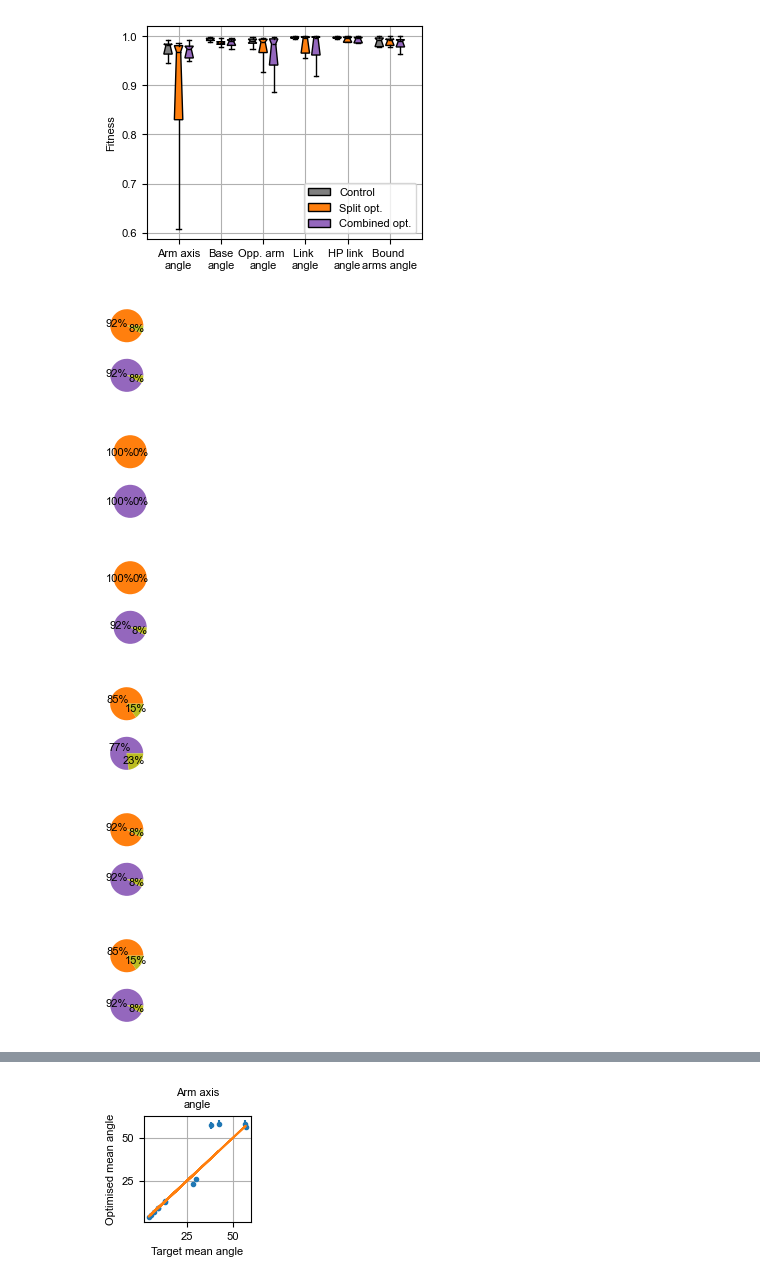
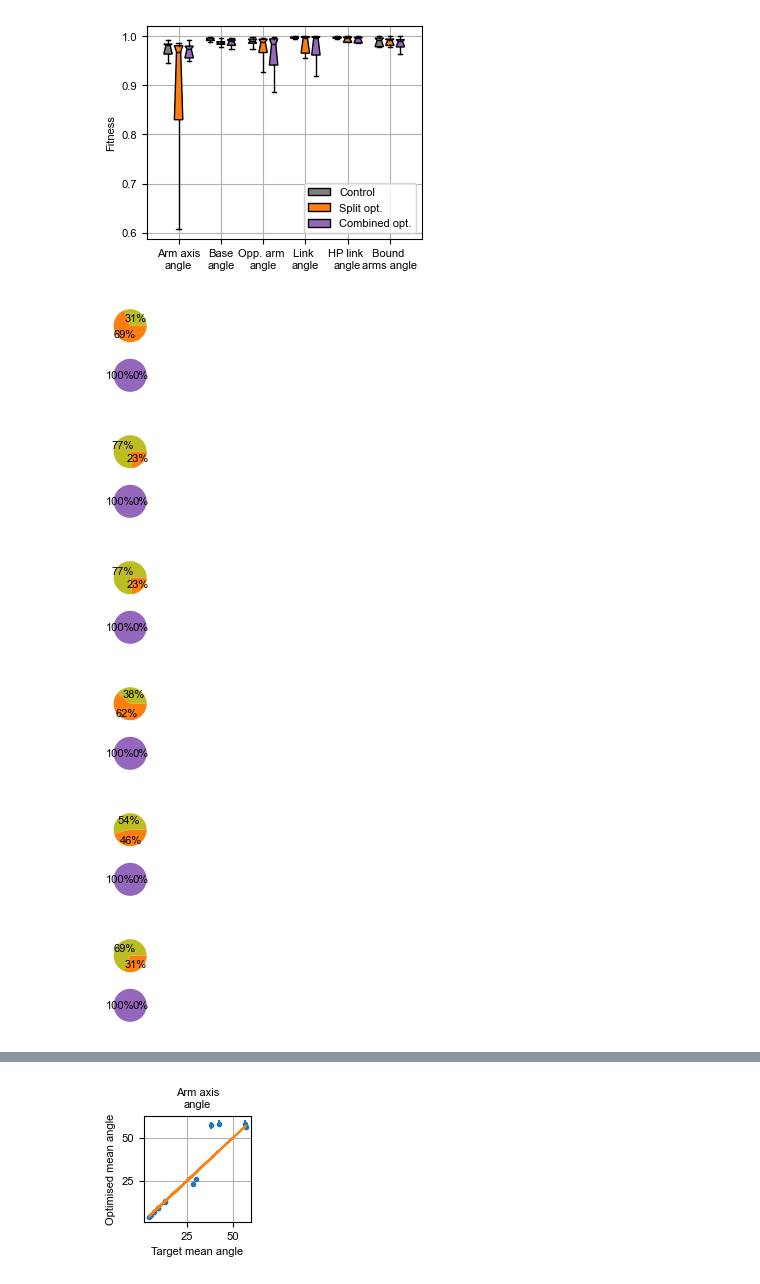
Before and after one commit to aaron-gad/DNA_Nanomotif_ML_MD, a Jupyter notebook: Networking_and_Rheology/NCG_BO_opt_validation_2.ipynb, the cells around one changed output, grey strips where cells are left out. Cells and saved outputs as stored; diff of their text form; code cells hidden in the pictures.

Commit message:
Updates to validation and rheology scripts

```diff
--- a/Networking_and_Rheology/NCG_BO_opt_validation_2.ipynb
+++ b/Networking_and_Rheology/NCG_BO_opt_validation_2.ipynb
@@ -3502,27 +3305,28 @@ save_name_1="ML_parameter_opt_1/NCG_X_motif_conrad_1/figures/opt_val_fitness_1.p
 #plt.savefig(save_name_1,format="pdf",bbox_inches="tight")
 # %% [output]
 [figure]
-# %%
-fs1=8
-thr_1=0.5
-ks_list=[ks_aa_list,ks_ba_list,ks_oa_list,ks_la_list,ks_hp_list,ks_bm_list]
-ks_list2=[ks_aa_list2,ks_ba_list2,ks_oa_list2,ks_la_list2,ks_hp_list2,ks_bm_list2]
-
-for i in range(len(ks_list)):
-    fig, (ax1, ax2) = plt.subplots(2, 1, figsize=(2/2.54, 3/2.54))
-    ks_sel=ks_list[i]
-    ks_sel2=ks_list2[i]
-    ax1.pie([sum(thr_1>v for v in ks_sel),sum(thr_1<=v for v in ks_sel)], colors=["tab:orange","tab:olive"], startangle=0, autopct='%1.0f%%',textprops={'family': 'Arial','size': fs1})
-
-    ax2.pie([sum(thr_1>v for v in ks_sel2),sum(thr_1<=v for v in ks_sel2)], colors=["tab:purple","tab:olive"], startangle=0, autopct='%1.0f%%',textprops={'family': 'Arial','size': fs1})
-
-    #plt.show()
-    save_name_1="ML_parameter_opt_1/NCG_X_motif_conrad_1/figures/frac_distr_similar_ "+str(i)  + "_1.pdf"
-    plt.savefig(save_name_1,format="pdf",bbox_inches="tight")
-# %% [output]
-[figure, removed]
-[figure, removed]
-[figure, removed]
-[figure, removed]
-[figure, removed]
-[figure, removed]
+# %%
+#Sanity check: for the corrected KS test, the validation and target angle distributions should not ne siginificantly different
+fs1=8
+thr_1=0.05
+ks_list=[ks_aa_list_t,ks_ba_list_t,ks_oa_list_t,ks_la_list_t,ks_hp_list_t,ks_bm_list_t]# the uncorrected KS values
+ks_list2=[ks_aa_list_cs_t,ks_ba_list_cs_t,ks_oa_list_cs_t,ks_la_list_cs_t,ks_hp_list_cs_t,ks_bm_list_cs_t]# the corrected KS values
+
+for i in range(len(ks_list)):
+    fig, (ax1, ax2) = plt.subplots(2, 1, figsize=(2/2.54, 3/2.54))
+    ks_sel=ks_list[i]
+    ks_sel2=ks_list2[i]
+    ax1.pie([sum(thr_1>v for v in ks_sel),sum(thr_1<=v for v in ks_sel)], colors=["tab:olive","tab:orange"], startangle=0, autopct='%1.0f%%',textprops={'family': 'Arial','size': fs1})
+
+    ax2.pie([sum(thr_1>v for v in ks_sel2),sum(thr_1<=v for v in ks_sel2)], colors=["tab:olive","tab:purple"], startangle=0, autopct='%1.0f%%',textprops={'family': 'Arial','size': fs1})
+
+    #plt.show()
+    save_name_1="ML_parameter_opt_1/NCG_X_motif_conrad_1/figures/frac_distr_similar_ "+str(i)  + "_1.pdf"
+    #plt.savefig(save_name_1,format="pdf",bbox_inches="tight")
+# %% [output]
+[figure, added]
+[figure, added]
+[figure, added]
+[figure, added]
+[figure, added]
+[figure, added]
```
Also changed, not shown: parts of 18 cells of this notebook, 1 other file.
